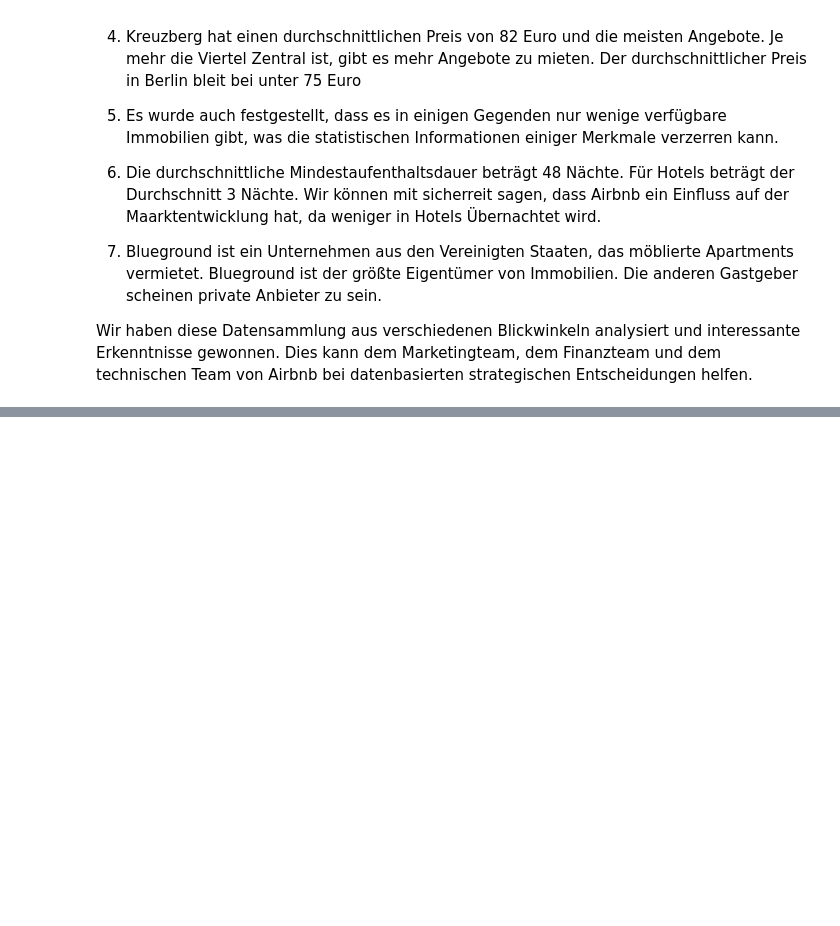
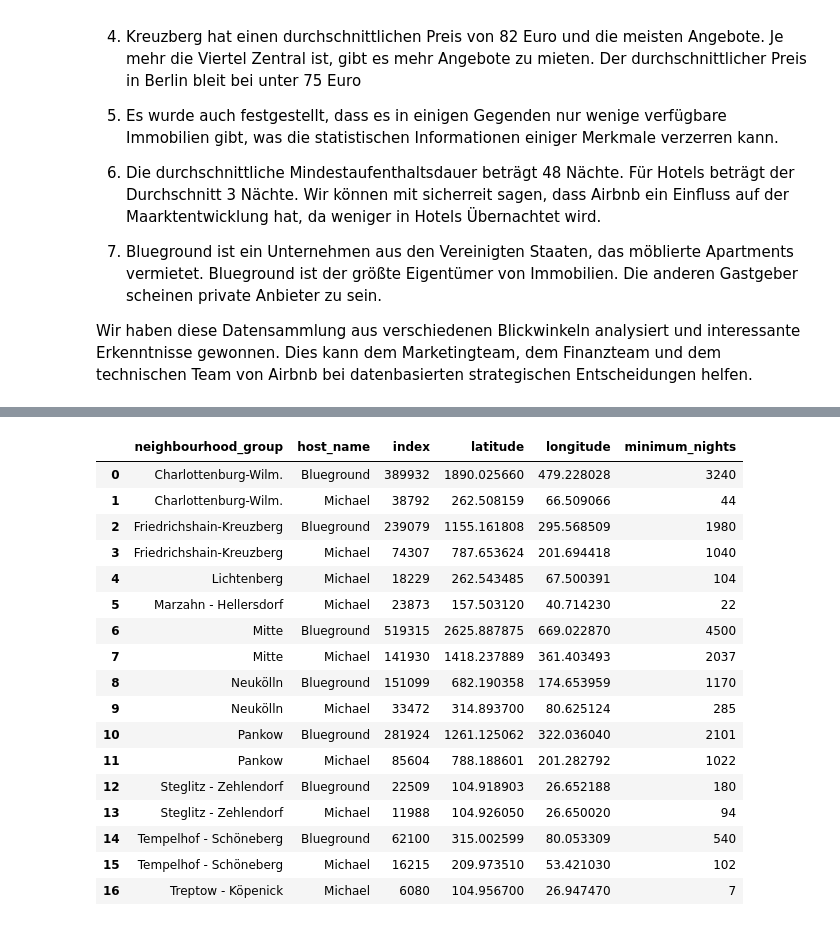
Before and after one commit to awildt01/Airbnb_Berlin-, a Jupyter notebook: Airbnb_(Berlin).ipynb, the cells around one changed output, grey strips where cells are left out. Drawn from its saved outputs; the diff is of its cells as text; code cells hidden in the pictures; blank space fills up the shorter version.

```diff
--- a/Airbnb_(Berlin).ipynb
+++ b/Airbnb_(Berlin).ipynb
@@ -1029,0 +1129,4 @@ berlin_map
+# %%
+a = gh[['host_name','latitude', 'longitude','minimum_nights','neighbourhood_group']].reset_index()
+
+a
@@ -1029,0 +1175,21 @@ berlin_map
+# %%
+a.groupby(['neighbourhood_group','host_name'],as_index=False).sum()
+# %% [output]
+|  | neighbourhood_group | host_name | index | latitude | longitude | minimum_nights |
+| 0 | Charlottenburg-Wilm. | Blueground | 389932 | 1890.025660 | 479.228028 | 3240 |
+| 1 | Charlottenburg-Wilm. | Michael | 38792 | 262.508159 | 66.509066 | 44 |
+| 2 | Friedrichshain-Kreuzberg | Blueground | 239079 | 1155.161808 | 295.568509 | 1980 |
+| 3 | Friedrichshain-Kreuzberg | Michael | 74307 | 787.653624 | 201.694418 | 1040 |
+| 4 | Lichtenberg | Michael | 18229 | 262.543485 | 67.500391 | 104 |
+| 5 | Marzahn - Hellersdorf | Michael | 23873 | 157.503120 | 40.714230 | 22 |
+| 6 | Mitte | Blueground | 519315 | 2625.887875 | 669.022870 | 4500 |
+| 7 | Mitte | Michael | 141930 | 1418.237889 | 361.403493 | 2037 |
+| 8 | Neukölln | Blueground | 151099 | 682.190358 | 174.653959 | 1170 |
+| 9 | Neukölln | Michael | 33472 | 314.893700 | 80.625124 | 285 |
+| 10 | Pankow | Blueground | 281924 | 1261.125062 | 322.036040 | 2101 |
+| 11 | Pankow | Michael | 85604 | 788.188601 | 201.282792 | 1022 |
+| 12 | Steglitz - Zehlendorf | Blueground | 22509 | 104.918903 | 26.652188 | 180 |
+| 13 | Steglitz - Zehlendorf | Michael | 11988 | 104.926050 | 26.650020 | 94 |
+| 14 | Tempelhof - Schöneberg | Blueground | 62100 | 315.002599 | 80.053309 | 540 |
+| 15 | Tempelhof - Schöneberg | Michael | 16215 | 209.973510 | 53.421030 | 102 |
+| 16 | Treptow - Köpenick | Michael | 6080 | 104.956700 | 26.947470 | 7 |
```
Also changed, not shown: parts of 22 cells of this notebook.
